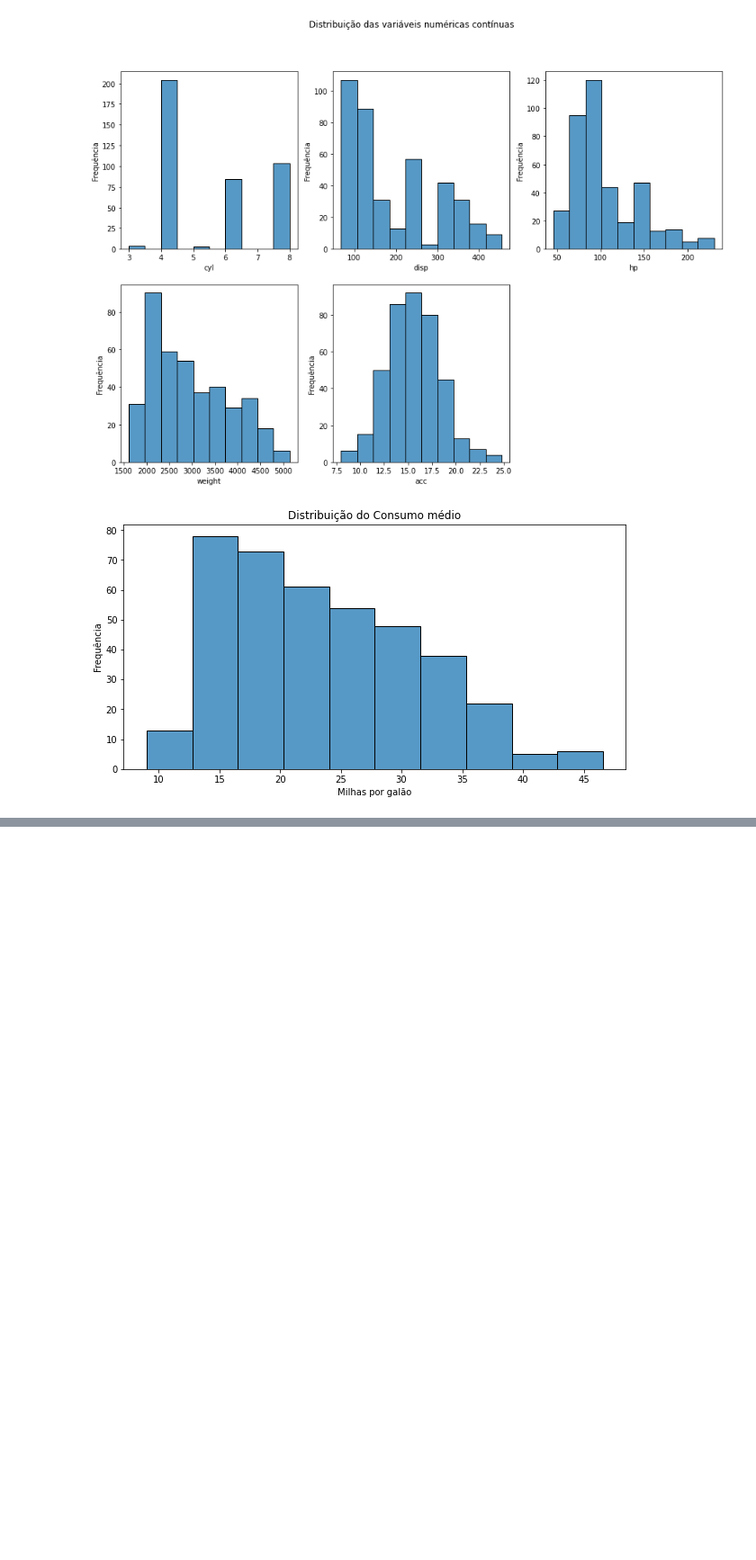
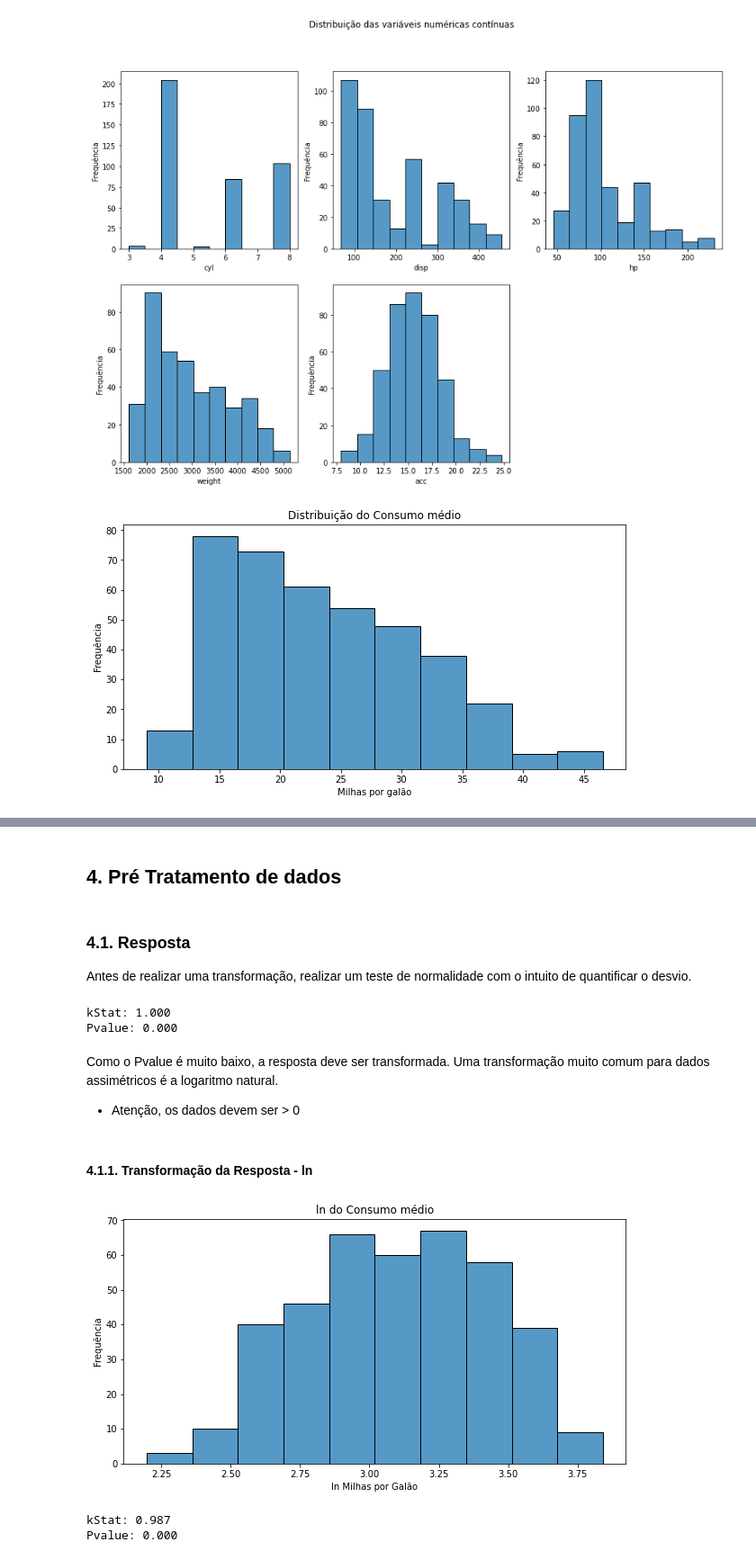
Before and after one commit to bruna-calistrate/AdvancedStatistics-Course, a Jupyter notebook: PyrhonStatistics.ipynb, the cells around one changed output, grey strips where cells are left out. Shown at 90% size. Cells and saved outputs as stored; diff of their text form; code cells hidden in the pictures; blank space fills up the shorter version.

Commit message:
Pré-Tratamento dos dados

```diff
--- a/PyrhonStatistics.ipynb
+++ b/PyrhonStatistics.ipynb
@@ -232,0 +281,25 @@ histplot(data=df, x=resp,
+# %% [markdown]
+## 4. Pré Tratamento de dados
+# %% [markdown]
+### 4.1. Resposta
+Antes de realizar uma transformação, realizar um teste de normalidade com o intuito de quantificar o desvio.
+# %%
+norm_test(df[resp])
+# %% [output]
+kStat: 1.000
+Pvalue: 0.000
+# %% [markdown]
+Como o Pvalue é muito baixo, a resposta deve ser transformada. Uma transformação muito comum para dados assimétricos é a logaritmo natural.
+* Atenção, os dados devem ser > 0
+# %% [markdown]
+#### 4.1.1. Transformação da Resposta - **ln**
+# %%
+histplot(data=np.log(df[resp]), title='ln do Consumo médio',
+         ylabel='Frequência', xlabel='ln Milhas por Galão')
+# %% [output]
+[figure, added]
+# %%
+norm_test(np.log(df[resp]))
+# %% [output]
+kStat: 0.987
+Pvalue: 0.000
```
Also changed, not shown: parts of 31 cells of this notebook.
